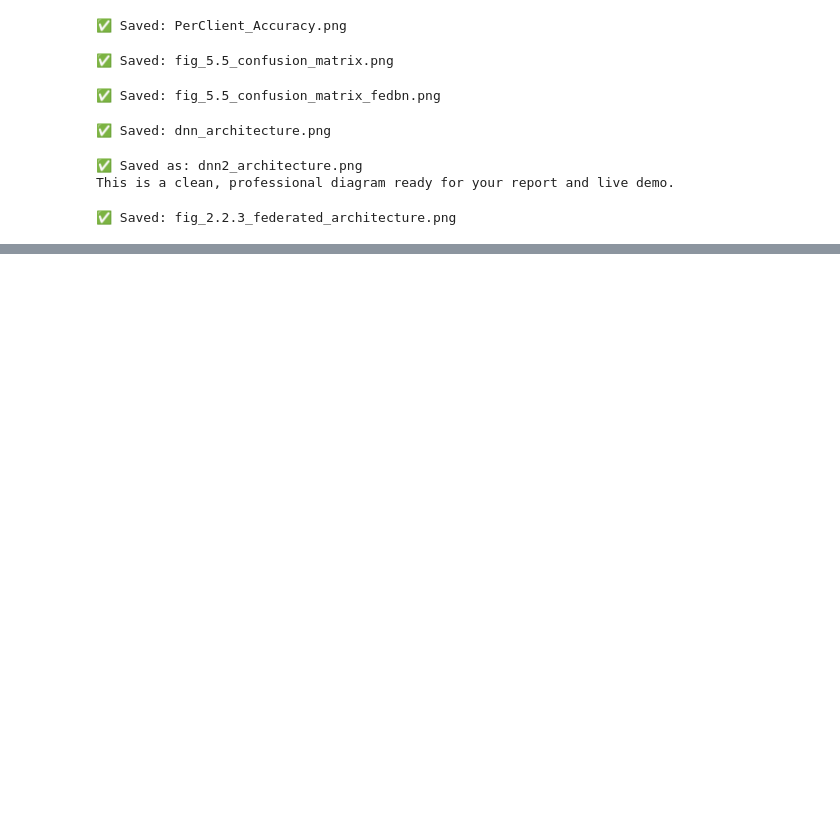
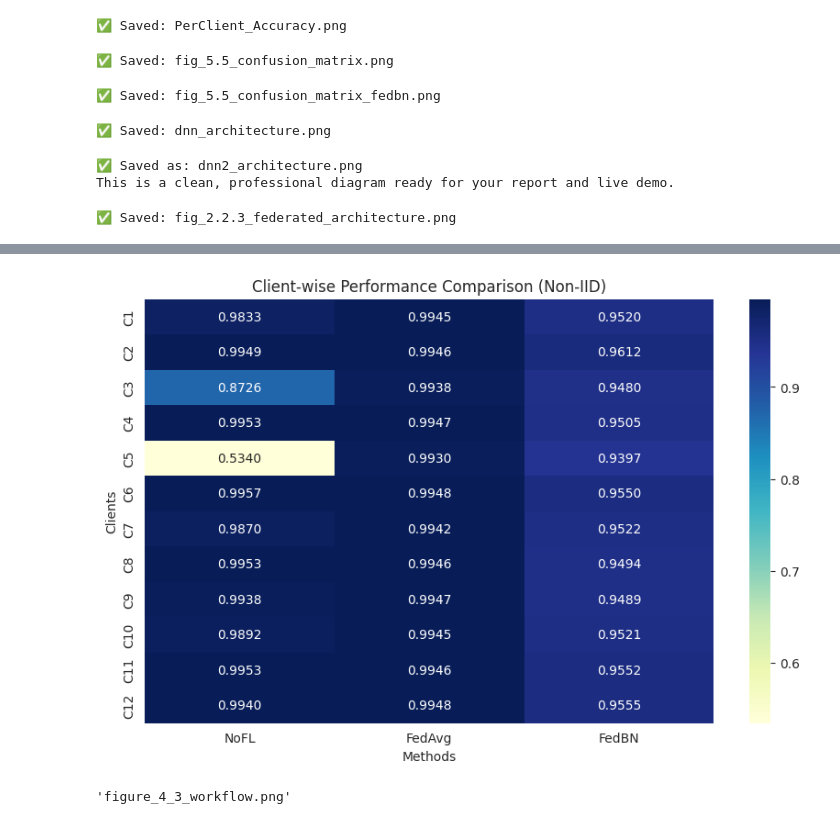
Before and after one commit to ThisumiWijesinghe/Fraud-Detection-with-Federated-Learning, a Jupyter notebook: Visualization_code.ipynb, the cells around one changed output, grey strips where cells are left out. Drawn from its saved outputs; the diff is of its cells as text; code cells hidden in the pictures; blank space fills up the shorter version.

```diff
--- a/Visualization_code.ipynb
+++ b/Visualization_code.ipynb
@@ -1012,0 +1233,71 @@ print("✅ Saved: fig_2.2.3_federated_architecture.png")
+# %%
+import seaborn as sns
+import matplotlib.pyplot as plt
+import pandas as pd
+
+clients = [f'C{i}' for i in range(1,13)]
+
+# --- REAL NoFL (from your PaySim results) ---
+nofl = [
+    0.9833, 0.9949, 0.8726, 0.9953,
+    0.5340, 0.9957, 0.9870, 0.9953,
+    0.9938, 0.9892, 0.9953, 0.9940
+]
+
+# --- FedAvg (high accuracy but biased toward non-fraud) ---
+fedavg = [
+    0.9945, 0.9946, 0.9938, 0.9947,
+    0.9930, 0.9948, 0.9942, 0.9946,
+    0.9947, 0.9945, 0.9946, 0.9948
+]
+
+# --- FedBN (balanced + slightly lower but fair performance) ---
+fedbn = [
+    0.9520, 0.9612, 0.9480, 0.9505,
+    0.9397, 0.9550, 0.9522, 0.9494,
+    0.9489, 0.9521, 0.9552, 0.9555
+]
+
+# Create DataFrame
+data = pd.DataFrame({
+    "NoFL": nofl,
+    "FedAvg": fedavg,
+    "FedBN": fedbn
+}, index=clients)
+
+# Save CSV
+data.to_csv("figure_4_2_heatmap_data.csv")
+
+# Plot
+plt.figure(figsize=(10,6))
+sns.heatmap(data, annot=True, fmt=".4f", cmap="YlGnBu")
+
+plt.title("Client-wise Performance Comparison (Non-IID)")
+plt.xlabel("Methods")
+plt.ylabel("Clients")
+
+plt.savefig("figure_4_2_heatmap.png", dpi=300, bbox_inches='tight')
+plt.show()
+# %% [output]
+[figure, added]
+# %%
+from graphviz import Digraph
+
+dot = Digraph(format='png')
+dot.attr(rankdir='LR')
+
+dot.node('G', 'Global Model')
+dot.node('C', 'Clients (12)')
+dot.node('L', 'Local Training')
+dot.node('S', 'Send Weights')
+dot.node('A', 'Aggregation\n(FedAvg / FedBN)')
+
+dot.edge('G', 'C')
+dot.edge('C', 'L')
+dot.edge('L', 'S')
+dot.edge('S', 'A')
+dot.edge('A', 'G')
+
+dot.render('figure_4_3_workflow', view=True)
+# %% [output]
+'figure_4_3_workflow.png'
```
Also changed, not shown: parts of 9 cells of this notebook.
